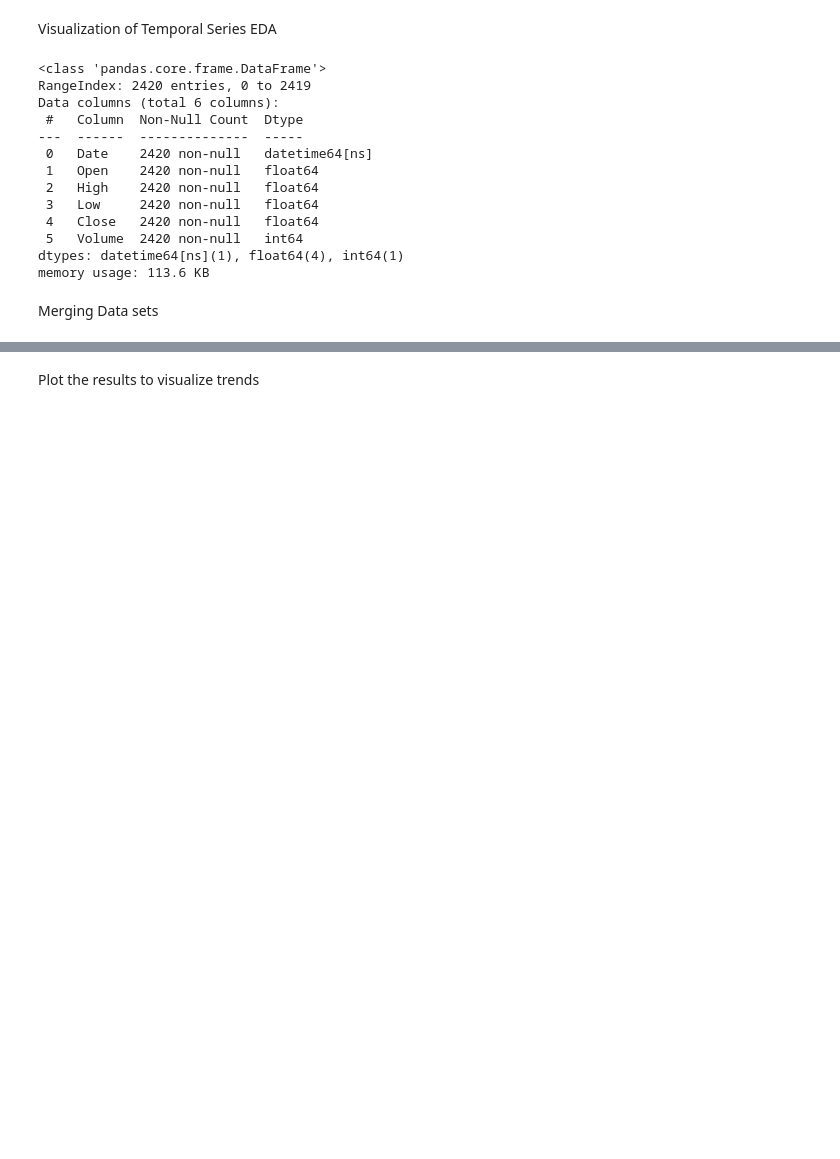
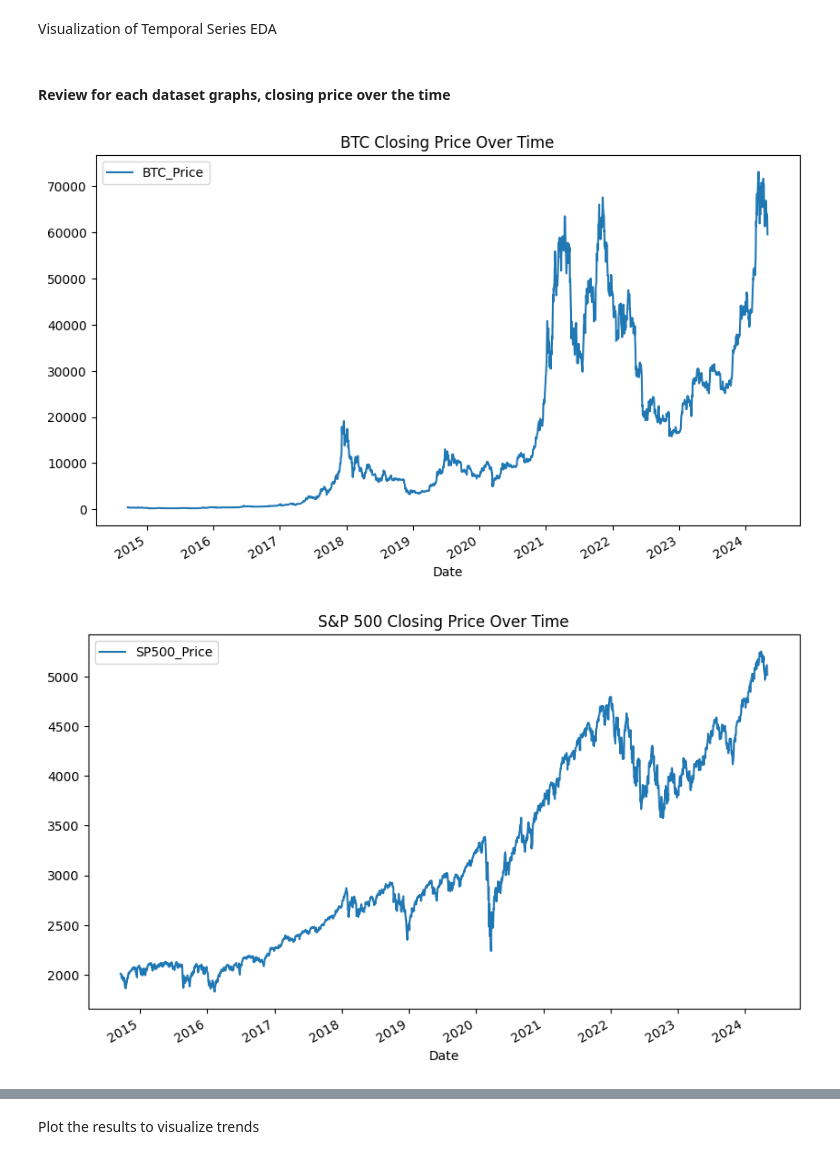
Before and after one commit to AngelDHackerman/BTC-ETH_Data_Analysis, a Jupyter notebook: 4_Temporal_Analysis.ipynb, the cells around one changed output, grey strips where cells are left out. Drawn from its saved outputs; the diff is of its cells as text; code cells hidden in the pictures; blank space fills up the shorter version.

```diff
--- a/4_Temporal_Analysis.ipynb
+++ b/4_Temporal_Analysis.ipynb
@@ -9,25 +9,10 @@ sp500_data = pd.read_csv('./Data/sp500_data_aligned_with_btc_data.csv', encoding
 
 btc_data['Date'] = pd.to_datetime(btc_data['Date'])
 sp500_data['Date'] = pd.to_datetime(sp500_data['Date'])
-# %%
-sp500_data.info()
-# %% [output]
-<class 'pandas.core.frame.DataFrame'>
-RangeIndex: 2420 entries, 0 to 2419
-Data columns (total 6 columns):
- #   Column  Non-Null Count  Dtype
----  ------  --------------  -----
- 0   Date    2420 non-null   datetime64[ns]
- 1   Open    2420 non-null   float64
- 2   High    2420 non-null   float64
- 3   Low     2420 non-null   float64
- 4   Close   2420 non-null   float64
- 5   Volume  2420 non-null   int64
-dtypes: datetime64[ns](1), float64(4), int64(1)
-memory usage: 113.6 KB
-# %% [markdown]
-Merging Data sets
 # %%
-# Rename the 'Close' columns for clarity
+# Rename the 'Close' and 'Volume' columns for clarity
 btc_data.rename(columns={"Close": "BTC_Price"}, inplace=True)
 sp500_data.rename(columns={"Close": "SP500_Price"}, inplace=True)
+
+btc_data.rename(columns={"Volume": "BTC_Volume"}, inplace=True)
+sp500_data.rename(columns={"Volume": "SP500_Volume"}, inplace=True)
@@ -36,0 +19,13 @@ merged_data = pd.merge(btc_data[['Date', 'BTC_Price']], sp500_data[['Date', 'SP5
+# %% [markdown]
+#### Review for each dataset graphs, closing price over the time
+# %%
+# BTC Closing Price
+btc_data.plot(x='Date', y='BTC_Price', title='BTC Closing Price Over Time', figsize=(10, 6))
+plt.show()
+
+# S&P 500 Closing Price
+sp500_data.plot(x='Date', y='SP500_Price', title='S&P 500 Closing Price Over Time', figsize=(10, 6))
+plt.show()
+# %% [output]
+[figure, added]
+[figure, added]
```
Also changed, not shown: parts of 7 cells of this notebook.
